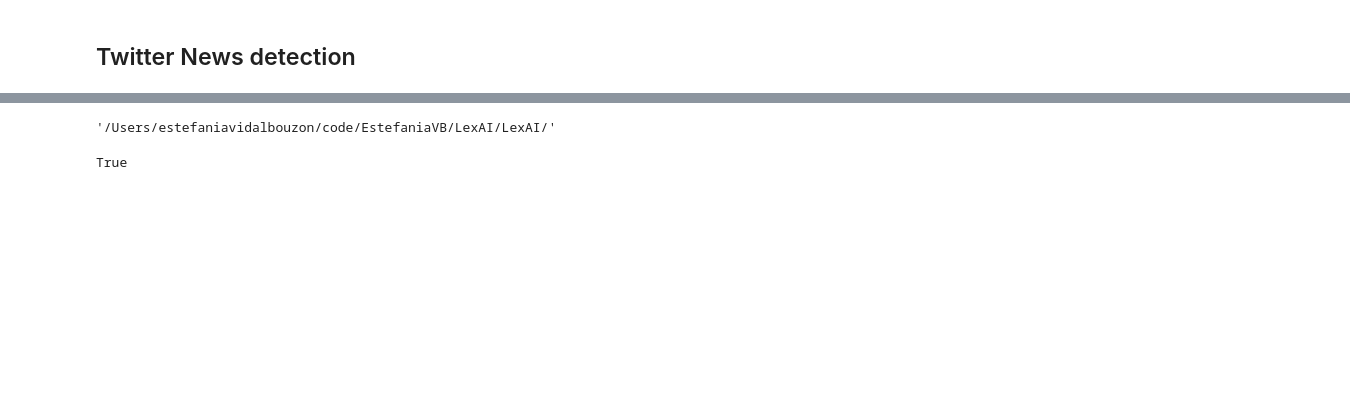
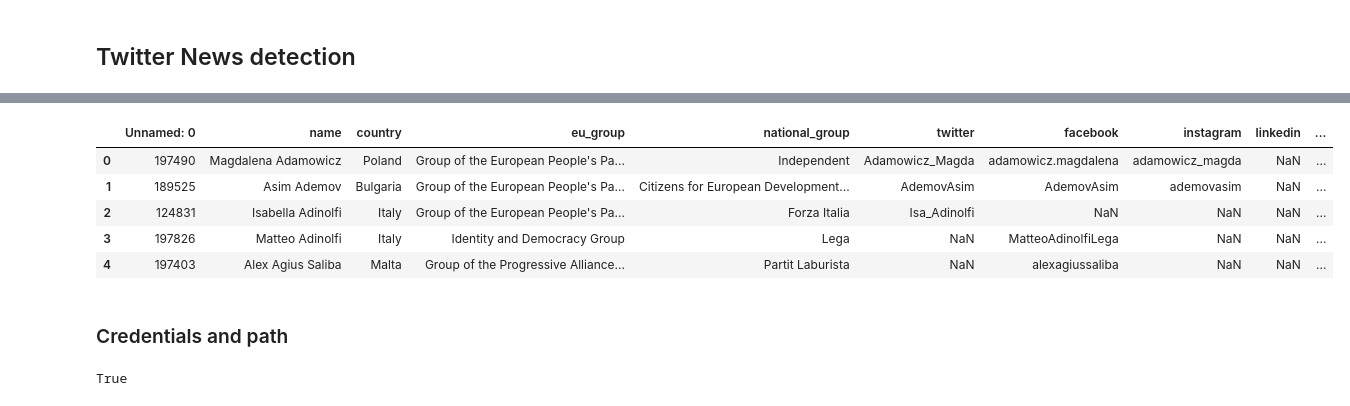
Before and after one commit to EstefaniaVB/LexAI, a Jupyter notebook: notebooks/Estefania Twitter News.ipynb, the cells around one changed output, grey strips where cells are left out. Drawn from its saved outputs; the diff is of its cells as text; code cells hidden in the pictures; blank space fills up the shorter version.

```diff
--- a/notebooks/Estefania Twitter News.ipynb
+++ b/notebooks/Estefania Twitter News.ipynb
@@ -12,0 +15,2 @@ import os
+# %%
+meps=pd.read_csv("/Users/estefaniavidalbouzon/code/EstefaniaVB/LexAI/LexAI/raw_data/meps.csv", delimiter=",")
@@ -13 +26,12 @@ import os
+# %%
+meps.head()
+# %% [output]
+|  | Unnamed: 0 | name | country | eu_group | national_group | twitter | facebook | instagram | linkedin | ... |
+| 0 | 197490 | Magdalena Adamowicz | Poland | Group of the European People's Pa... | Independent | Adamowicz_Magda | adamowicz.magdalena | adamowicz_magda | NaN | ... |
+| 1 | 189525 | Asim Ademov | Bulgaria | Group of the European People's Pa... | Citizens for European Development... | AdemovAsim | AdemovAsim | ademovasim | NaN | ... |
+| 2 | 124831 | Isabella Adinolfi | Italy | Group of the European People's Pa... | Forza Italia | Isa_Adinolfi | NaN | NaN | NaN | ... |
+| 3 | 197826 | Matteo Adinolfi | Italy | Identity and Democracy Group | Lega | NaN | MatteoAdinolfiLega | NaN | NaN | ... |
+| 4 | 197403 | Alex Agius Saliba | Malta | Group of the Progressive Alliance... | Partit Laburista | NaN | alexagiussaliba | NaN | NaN | ... |
+# %% [markdown]
+### Credentials and path
 # %%
@@ -14,8 +39,4 @@ import os
 pwd ="/Users/estefaniavidalbouzon/code/EstefaniaVB/LexAI/LexAI/"
-# %%
-pwd
-# %% [output]
-'/Users/estefaniavidalbouzon/code/EstefaniaVB/LexAI/LexAI/'
 # %%
 env_path = join(pwd,'.env') # ../.env
 load_dotenv(dotenv_path=env_path)
```
Also changed, not shown: parts of 32 cells of this notebook.
